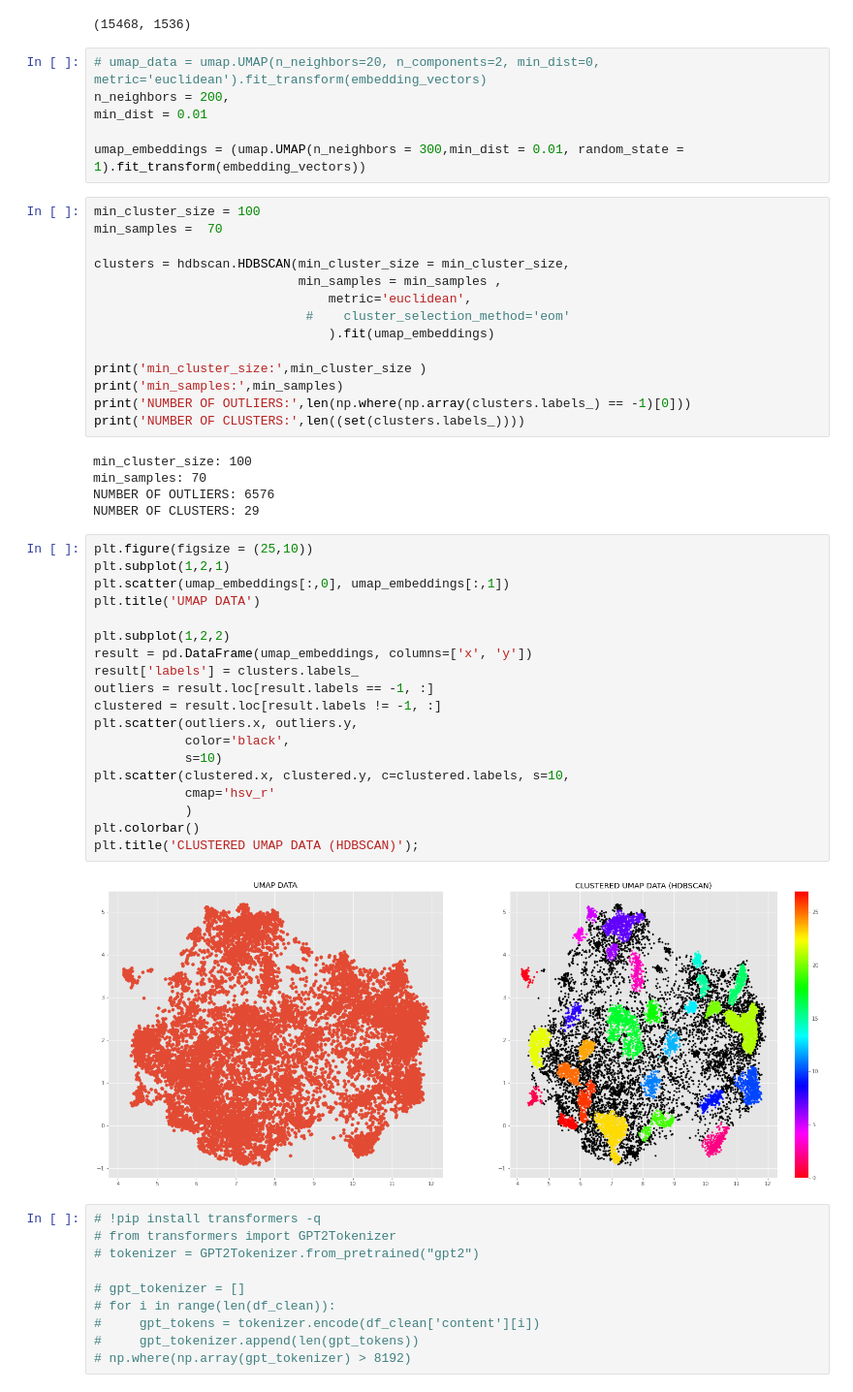
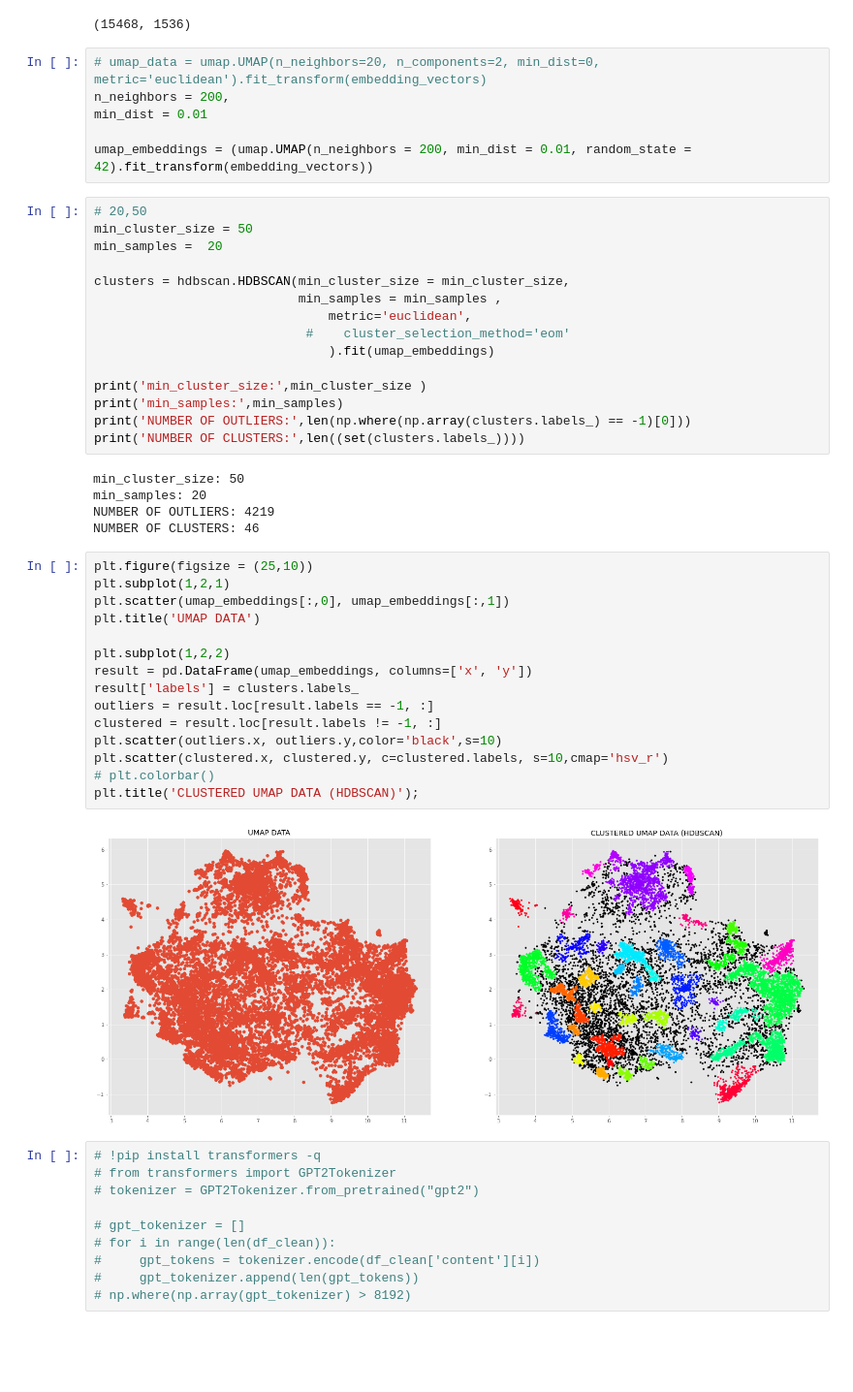
Before and after one commit to malinphy/e_repo, a Jupyter notebook: bbc_data_EDA_0.ipynb, the cells around one changed output. Shown at 97% size. Drawn from its saved outputs; the diff is of its cells as text; blank space fills up the shorter version.

```diff
--- a/bbc_data_EDA_0.ipynb
+++ b/bbc_data_EDA_0.ipynb
@@ -204,10 +204,11 @@ print((embedding_vectors).shape)
 n_neighbors = 200,
 min_dist = 0.01
 
-umap_embeddings = (umap.UMAP(n_neighbors = 300,min_dist = 0.01, random_state = 1).fit_transform(embedding_vectors))
+umap_embeddings = (umap.UMAP(n_neighbors = 200, min_dist = 0.01, random_state = 42).fit_transform(embedding_vectors))
 # %%
-min_cluster_size = 100
-min_samples =  70
+# 20,50
+min_cluster_size = 50
+min_samples =  20
 
 clusters = hdbscan.HDBSCAN(min_cluster_size = min_cluster_size,
                            min_samples = min_samples ,
@@ -220,31 +221,27 @@ print('min_samples:',min_samples)
 print('NUMBER OF OUTLIERS:',len(np.where(np.array(clusters.labels_) == -1)[0]))
 print('NUMBER OF CLUSTERS:',len((set(clusters.labels_))))
 # %% [output]
-min_cluster_size: 100
-min_samples: 70
-NUMBER OF OUTLIERS: 6576
-NUMBER OF CLUSTERS: 29
+min_cluster_size: 50
+min_samples: 20
+NUMBER OF OUTLIERS: 4219
+NUMBER OF CLUSTERS: 46
 # %%
 plt.figure(figsize = (25,10))
 plt.subplot(1,2,1)
 plt.scatter(umap_embeddings[:,0], umap_embeddings[:,1])
 plt.title('UMAP DATA')
 
 plt.subplot(1,2,2)
 result = pd.DataFrame(umap_embeddings, columns=['x', 'y'])
 result['labels'] = clusters.labels_
 outliers = result.loc[result.labels == -1, :]
 clustered = result.loc[result.labels != -1, :]
-plt.scatter(outliers.x, outliers.y,
-            color='black',
-            s=10)
-plt.scatter(clustered.x, clustered.y, c=clustered.labels, s=10,
-            cmap='hsv_r'
-            )
-plt.colorbar()
+plt.scatter(outliers.x, outliers.y,color='black',s=10)
+plt.scatter(clustered.x, clustered.y, c=clustered.labels, s=10,cmap='hsv_r')
+# plt.colorbar()
 plt.title('CLUSTERED UMAP DATA (HDBSCAN)');
 # %% [output]
-[figure, old version]
+[figure, new version]
 # %%
 # !pip install transformers -q
 # from transformers import GPT2Tokenizer
```
Also changed, not shown: parts of 3 cells of this notebook.
